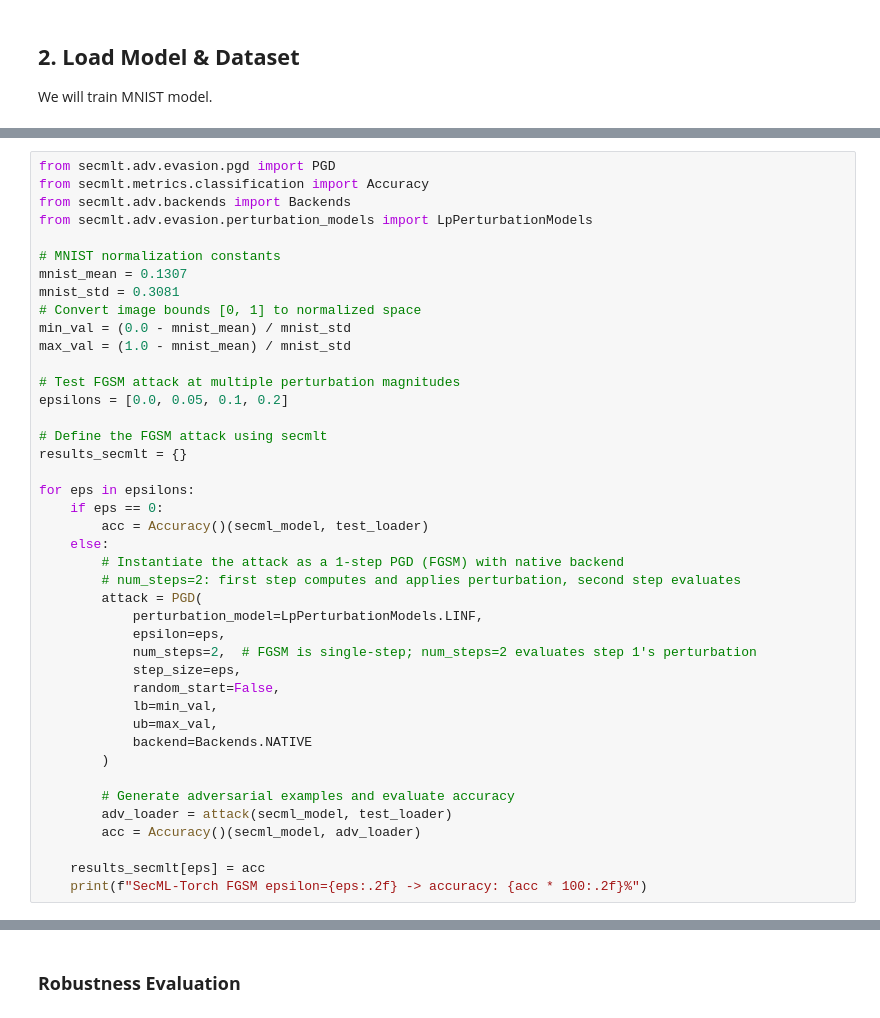
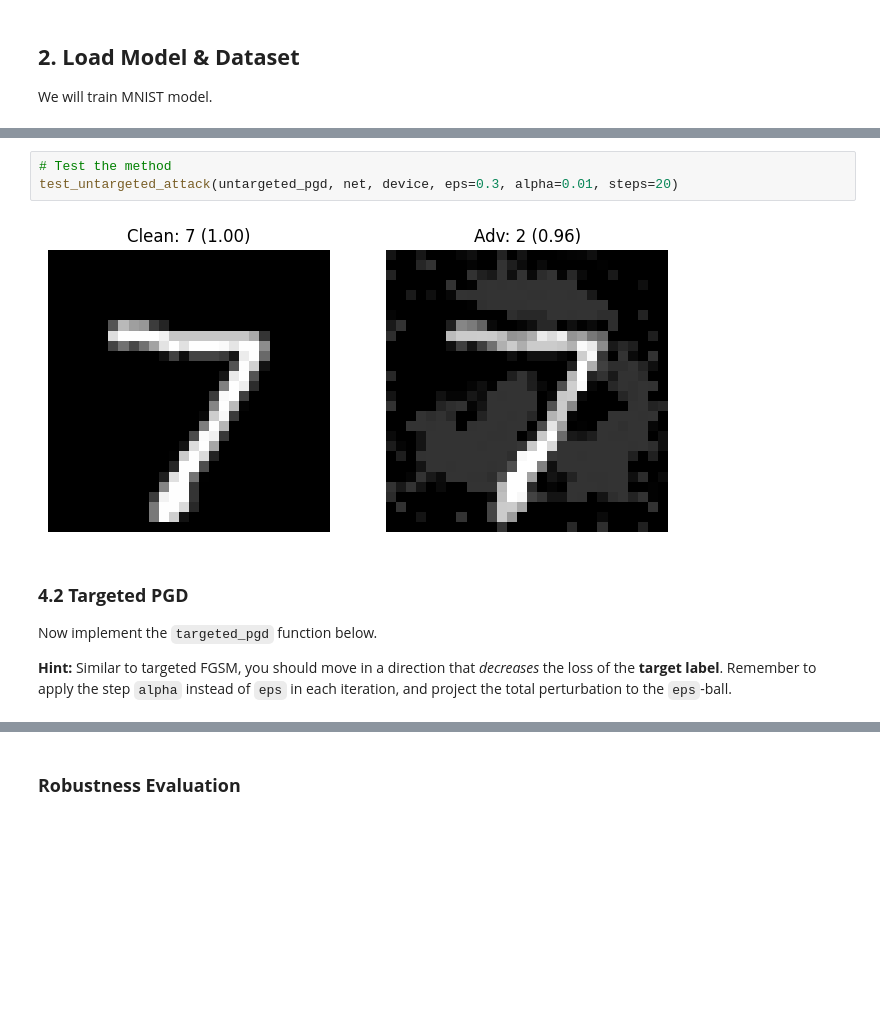
Before and after one commit to ELTE-DSED/Intro-Data-Security, a Jupyter notebook: module_02_input_manipulation/Lab2_Evasion_Attacks.ipynb, the cells around one changed output, grey strips where cells are left out. Cells and saved outputs as stored; diff of their text form; blank space fills up the shorter version.

```diff
--- a/module_02_input_manipulation/Lab2_Evasion_Attacks.ipynb
+++ b/module_02_input_manipulation/Lab2_Evasion_Attacks.ipynb
@@ -206,42 +224,0 @@ Instead of manually implementing the attack, we can use the `secmlt` library, wh
-# %%
-from secmlt.adv.evasion.pgd import PGD
-from secmlt.metrics.classification import Accuracy
-from secmlt.adv.backends import Backends
-from secmlt.adv.evasion.perturbation_models import LpPerturbationModels
-
-# MNIST normalization constants
-mnist_mean = 0.1307
-mnist_std = 0.3081
-# Convert image bounds [0, 1] to normalized space
-min_val = (0.0 - mnist_mean) / mnist_std
-max_val = (1.0 - mnist_mean) / mnist_std
-
-# Test FGSM attack at multiple perturbation magnitudes
-epsilons = [0.0, 0.05, 0.1, 0.2]
-
-# Define the FGSM attack using secmlt
-results_secmlt = {}
-
-for eps in epsilons:
-    if eps == 0:
-        acc = Accuracy()(secml_model, test_loader)
-    else:
-        # Instantiate the attack as a 1-step PGD (FGSM) with native backend
-        # num_steps=2: first step computes and applies perturbation, second step evaluates
-        attack = PGD(
-            perturbation_model=LpPerturbationModels.LINF,
-            epsilon=eps,
-            num_steps=2,  # FGSM is single-step; num_steps=2 evaluates step 1's perturbation
-            step_size=eps,
-            random_start=False,
-            lb=min_val,
-            ub=max_val,
-            backend=Backends.NATIVE
-        )
-
-        # Generate adversarial examples and evaluate accuracy
-        adv_loader = attack(secml_model, test_loader)
-        acc = Accuracy()(secml_model, adv_loader)
-
-    results_secmlt[eps] = acc
-    print(f"SecML-Torch FGSM epsilon={eps:.2f} -> accuracy: {acc * 100:.2f}%")
@@ -271 +308,12 @@ def pgd_attack(model, x, y, epsilon=0.3, alpha=0.01, steps=40):
     return x_adv
+# %%
+# Test the method
+test_untargeted_attack(untargeted_pgd, net, device, eps=0.3, alpha=0.01, steps=20)
+# %% [output]
+[figure, added]
+# %% [markdown]
+### **4.2 Targeted PGD**
+
+Now implement the `targeted_pgd` function below.
+
+**Hint:** Similar to targeted FGSM, you should move in a direction that *decreases* the loss of the **target label**. Remember to apply the step `alpha` instead of `eps` in each iteration, and project the total perturbation to the `eps`-ball.
```
Also changed, not shown: parts of 29 cells of this notebook, 1 other file.
